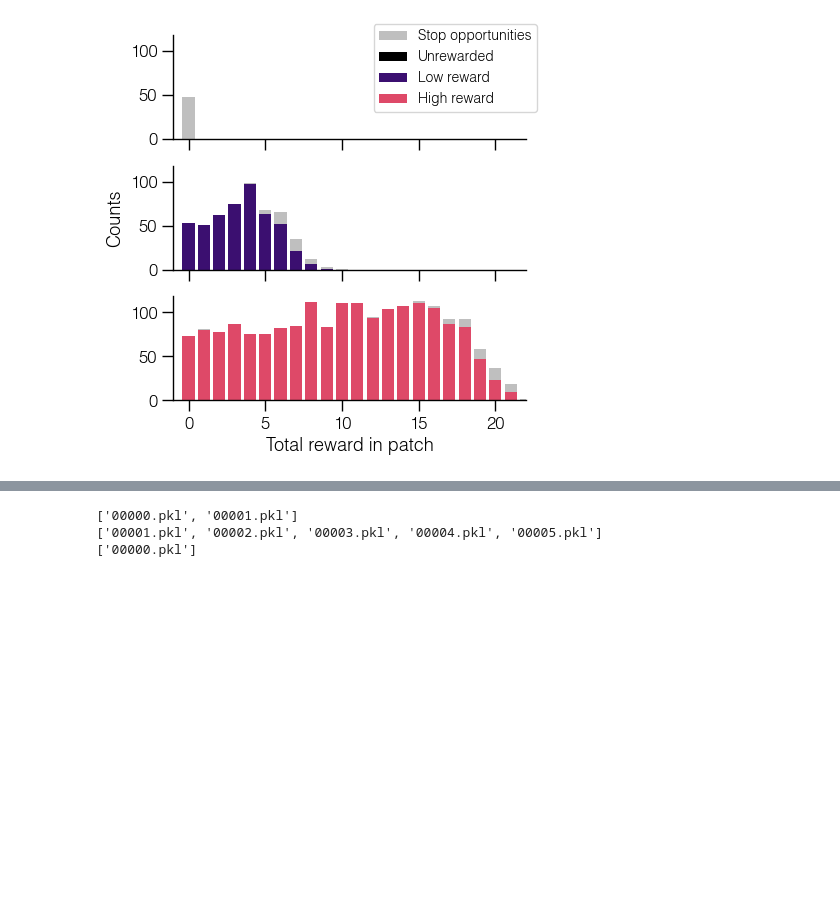
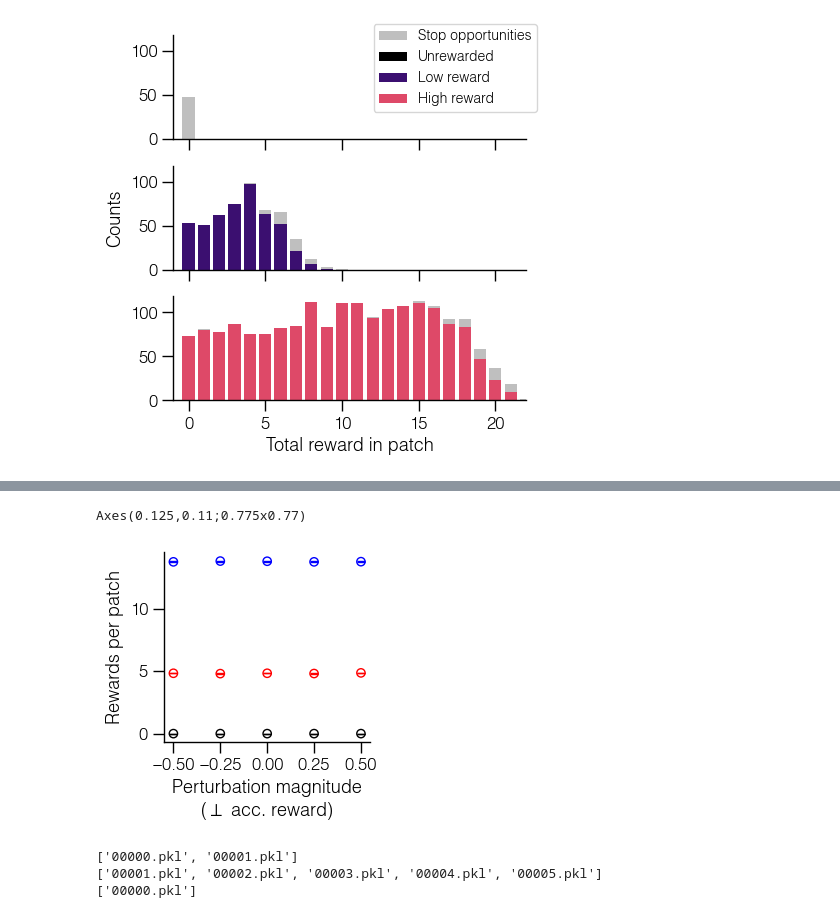
Before and after one commit to davidgbe/favorably_connected, a Jupyter notebook: code/notebooks/fixed_mapping_acc_reward_interventions.ipynb, the cells around one changed output, grey strips where cells are left out. Drawn from its saved outputs; the diff is of its cells as text; code cells hidden in the pictures; blank space fills up the shorter version.

```diff
--- a/code/notebooks/fixed_mapping_acc_reward_interventions.ipynb
+++ b/code/notebooks/fixed_mapping_acc_reward_interventions.ipynb
@@ -553,13 +556,13 @@ StopIteration:
 # %%
 def plot_stop_stats(summary_stats):
-    x = [0, 0.25, 0.5]
+    x = [-0.5, -0.25, 0, 0.25, 0.5]
 
     stops = []
     for stats in summary_stats:
         stops.append(stats['total_reward_for_patch_type'] / stats['patches_entered_for_patch_type'])
     stops = np.array(stops)  # shape: [len(x), num_runs, num_patch_types]
 
-    scale = 1.5
+    scale = 1
     fig, axs = plt.subplots(1, 1, figsize=(3 * scale, 3 * scale), sharex=True, sharey=True)
 
     colors = ['black', 'red', 'blue']
@@ -575,12 +578,16 @@ def plot_stop_stats(summary_stats):
         axs.errorbar(x, means[:, i], yerr=sems[:, i],
                      fmt='none', ecolor=colors[i], capsize=3, elinewidth=1)
 
-    axs.set_xlabel('Perturbation magnitude')
+    axs.set_xlabel('Perturbation magnitude\n' + r'($\perp$ acc. reward)')
     axs.set_ylabel('Rewards per patch')
     axs.set_xticks(x)
     format_plot(axs)
+    fig.tight_layout()
 # %%
-plot_stop_stats(summary_stats)
+plot_stop_stats(summary_stats_ortho_acc_reward)
+# %% [output]
+Axes(0.125,0.11;0.775x0.77)
+[figure, added]
 # %%
 summary_stats = bulk_crunch_stats([
         # '../../results/rl_agent_outputs/test_intervention_obs_0p5_visual_2025-04-18_10_25_11_994379_var_noise_0_activity_weight_0/state',
```
Also changed, not shown: parts of 4 cells of this notebook, 3 other files.
